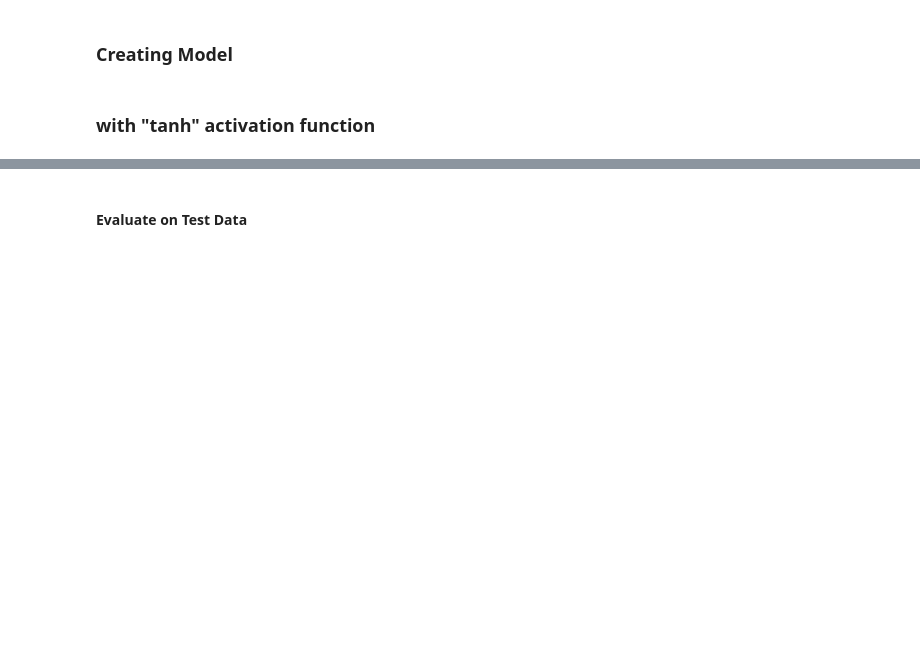
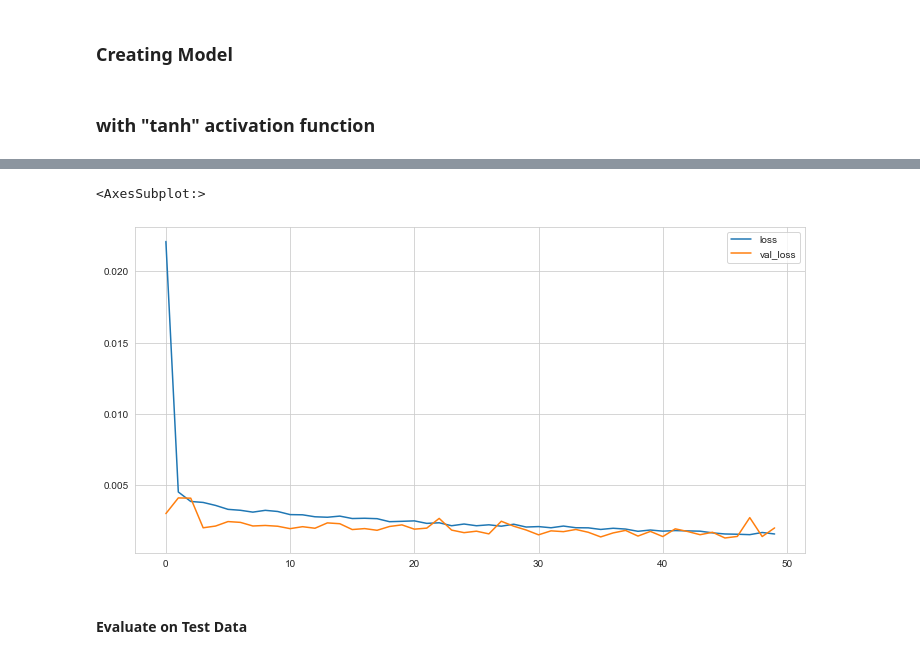
Before and after one commit to mdurular/Deep_Learning_Projects, a Jupyter notebook: RNN_Time_Series_Frozen_Dessert_Production_Project/RNN_Time_Series_Frozen_Dessert_Production.ipynb, the cells around one changed output, grey strips where cells are left out. Saved outputs shown, nothing was run; the diff lists cells and outputs as text; code cells hidden in the pictures; blank space fills up the shorter version.

```diff
--- a/RNN_Time_Series_Frozen_Dessert_Production_Project/RNN_Time_Series_Frozen_Dessert_Production.ipynb
+++ b/RNN_Time_Series_Frozen_Dessert_Production_Project/RNN_Time_Series_Frozen_Dessert_Production.ipynb
@@ -46,0 +196,5 @@ Board of Governors of the Federal Reserve System (US), Industrial Production: No
+# %%
+model = Sequential()
+model.add(LSTM(100, activation='tanh', input_shape=(length, n_features)))
+model.add(Dense(1))
+model.compile(optimizer='adam', loss='mse')
@@ -46,0 +221,6 @@ Board of Governors of the Federal Reserve System (US), Industrial Production: No
+# %%
+early_stop = EarlyStopping(monitor='val_loss', patience=10) # patience: number of epochs with no improvement after which training will be stopped.
+# %%
+validation_generator = TimeseriesGenerator(test_scaled, test_scaled, length=length, batch_size=batch_size)
+# %%
+model.fit(generator, epochs=50, callbacks=[early_stop], validation_data=validation_generator)
@@ -47,2 +246,8 @@ Board of Governors of the Federal Reserve System (US), Industrial Production: No
+# %%
+loss_df = pd.DataFrame(model.history.history)
+loss_df.plot()
+# %% [output]
+<AxesSubplot:>
+[figure, added]
 # %% [markdown]
 #### Evaluate on Test Data
```
Also changed, not shown: parts of 64 cells of this notebook.
